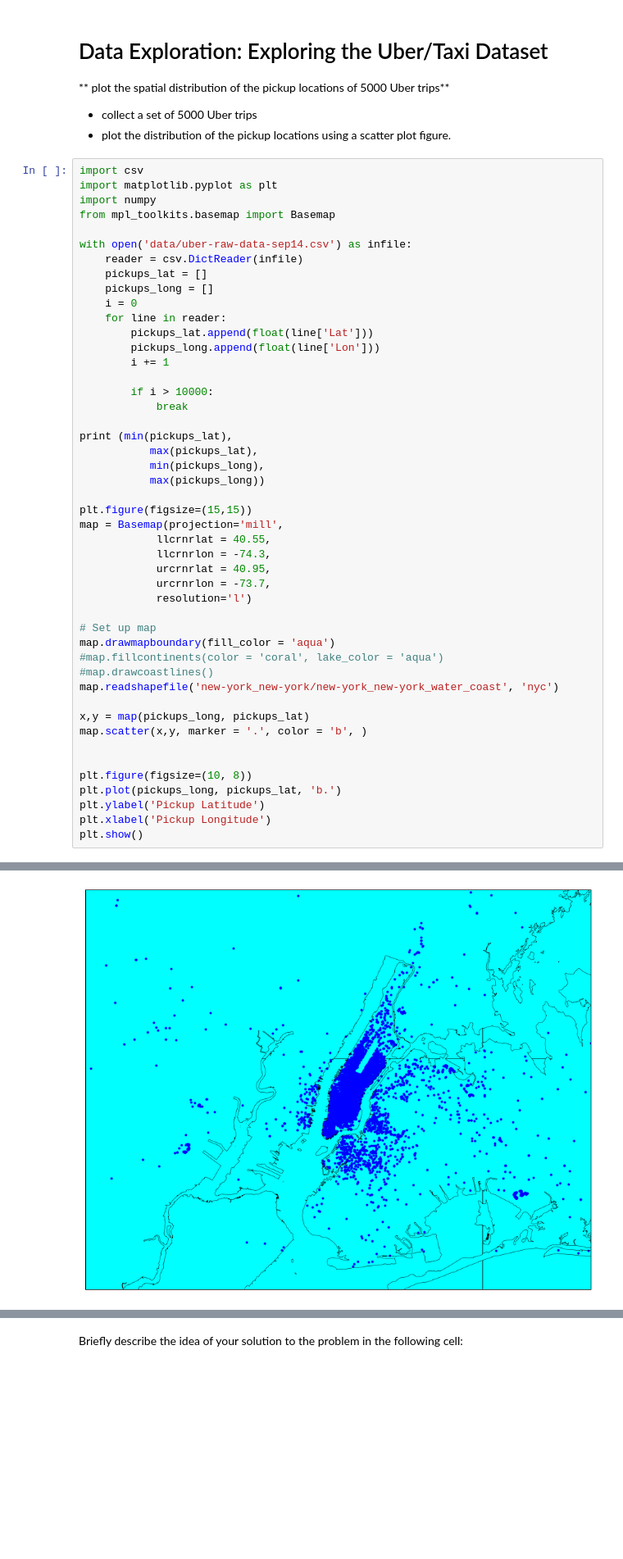
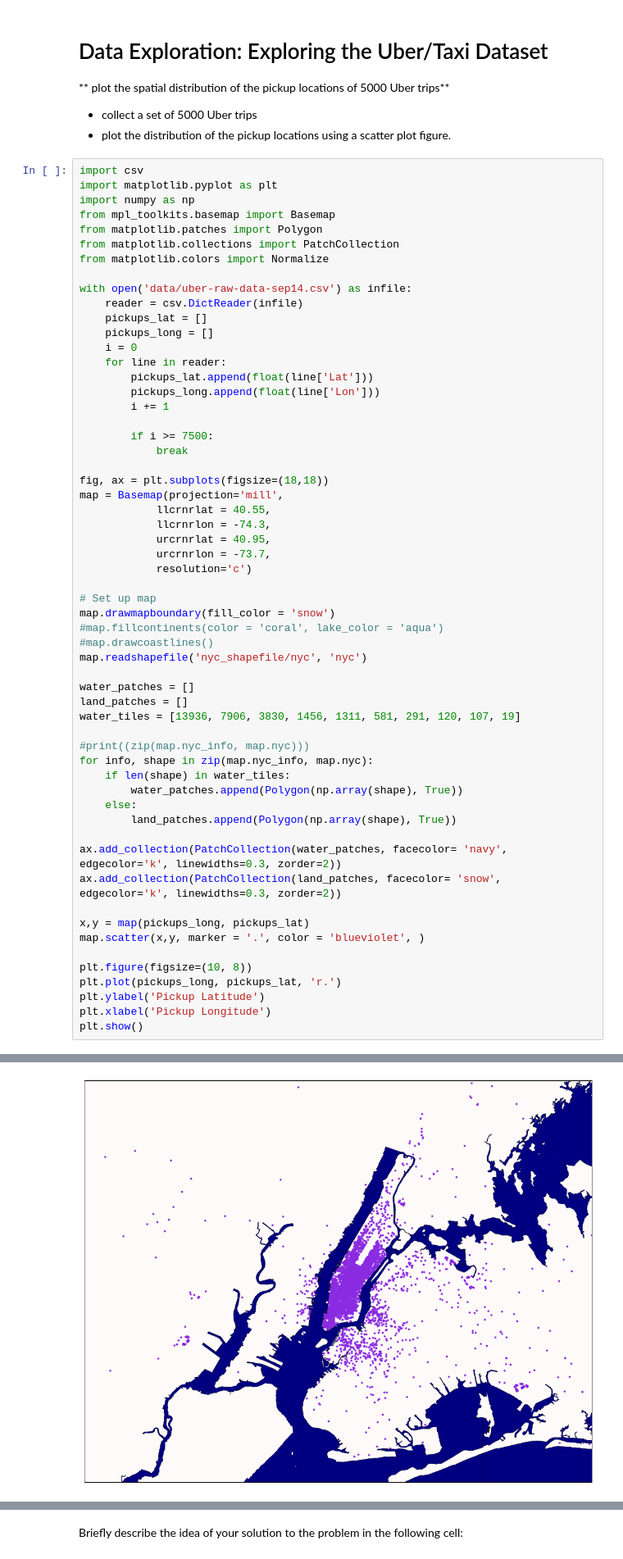
Before and after one commit to dontirun/DS3001-Case-4, a Jupyter notebook: case4.ipynb, the cells around one changed output, grey strips where cells are left out. Shown at 82% size. Drawn from its saved outputs; the diff is of its cells as text; blank space fills up the shorter version.

Commit message:
Colored Uber Data Plot

```diff
--- a/case4.ipynb
+++ b/case4.ipynb
@@ -28,8 +28,11 @@ __Insert description of problem here__
 # %%
 import csv
 import matplotlib.pyplot as plt
-import numpy
+import numpy as np
 from mpl_toolkits.basemap import Basemap
+from matplotlib.patches import Polygon
+from matplotlib.collections import PatchCollection
+from matplotlib.colors import Normalize
 
 with open('data/uber-raw-data-sep14.csv') as infile:
     reader = csv.DictReader(infile)
@@ -41,34 +44,42 @@ with open('data/uber-raw-data-sep14.csv') as infile:
         pickups_long.append(float(line['Lon']))
         i += 1
 
-        if i > 10000:
+        if i >= 7500:
             break
 
-print (min(pickups_lat),
-           max(pickups_lat),
-           min(pickups_long),
-           max(pickups_long))
-
-plt.figure(figsize=(15,15))
+fig, ax = plt.subplots(figsize=(18,18))
 map = Basemap(projection='mill',
             llcrnrlat = 40.55,
             llcrnrlon = -74.3,
             urcrnrlat = 40.95,
             urcrnrlon = -73.7,
-            resolution='l')
+            resolution='c')
 
 # Set up map
-map.drawmapboundary(fill_color = 'aqua')
+map.drawmapboundary(fill_color = 'snow')
 #map.fillcontinents(color = 'coral', lake_color = 'aqua')
 #map.drawcoastlines()
-map.readshapefile('new-york_new-york/new-york_new-york_water_coast', 'nyc')
+map.readshapefile('nyc_shapefile/nyc', 'nyc')
+
+water_patches = []
+land_patches = []
+water_tiles = [13936, 7906, 3830, 1456, 1311, 581, 291, 120, 107, 19]
+
+#print((zip(map.nyc_info, map.nyc)))
+for info, shape in zip(map.nyc_info, map.nyc):
+    if len(shape) in water_tiles:
+        water_patches.append(Polygon(np.array(shape), True))
+    else:
+        land_patches.append(Polygon(np.array(shape), True))
+
+ax.add_collection(PatchCollection(water_patches, facecolor= 'navy', edgecolor='k', linewidths=0.3, zorder=2))
+ax.add_collection(PatchCollection(land_patches, facecolor= 'snow', edgecolor='k', linewidths=0.3, zorder=2))
 
 x,y = map(pickups_long, pickups_lat)
-map.scatter(x,y, marker = '.', color = 'b', )
-
+map.scatter(x,y, marker = '.', color = 'blueviolet', )
 
 plt.figure(figsize=(10, 8))
-plt.plot(pickups_long, pickups_lat, 'b.')
+plt.plot(pickups_long, pickups_lat, 'r.')
 plt.ylabel('Pickup Latitude')
 plt.xlabel('Pickup Longitude')
 plt.show()
@@ -77 +87 @@ plt.show()
-[figure, old version]
+[figure, new version]
```
Also changed, not shown: parts of 1 cell of this notebook, 11 other files.
